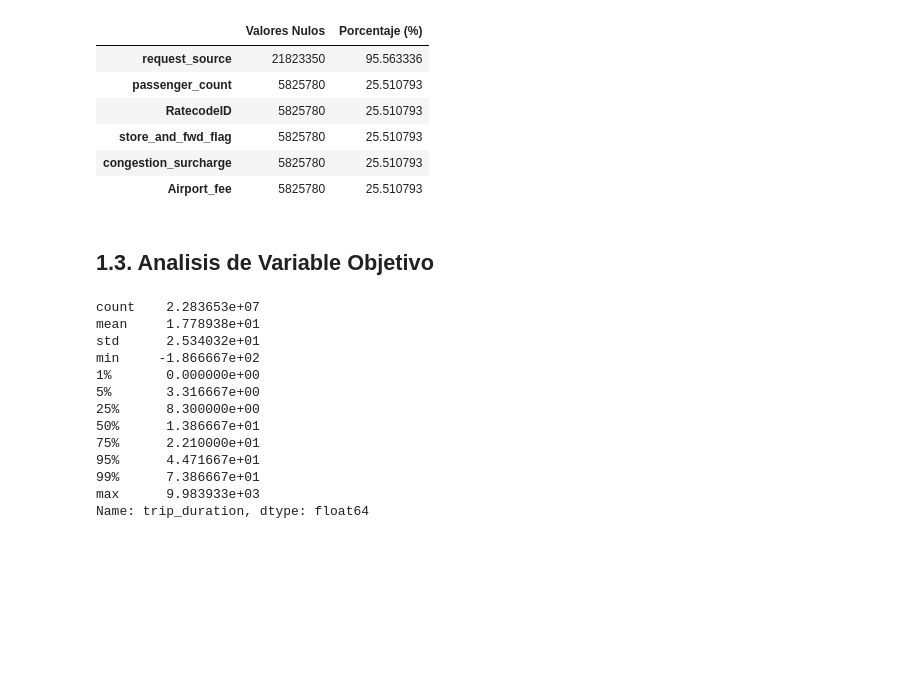
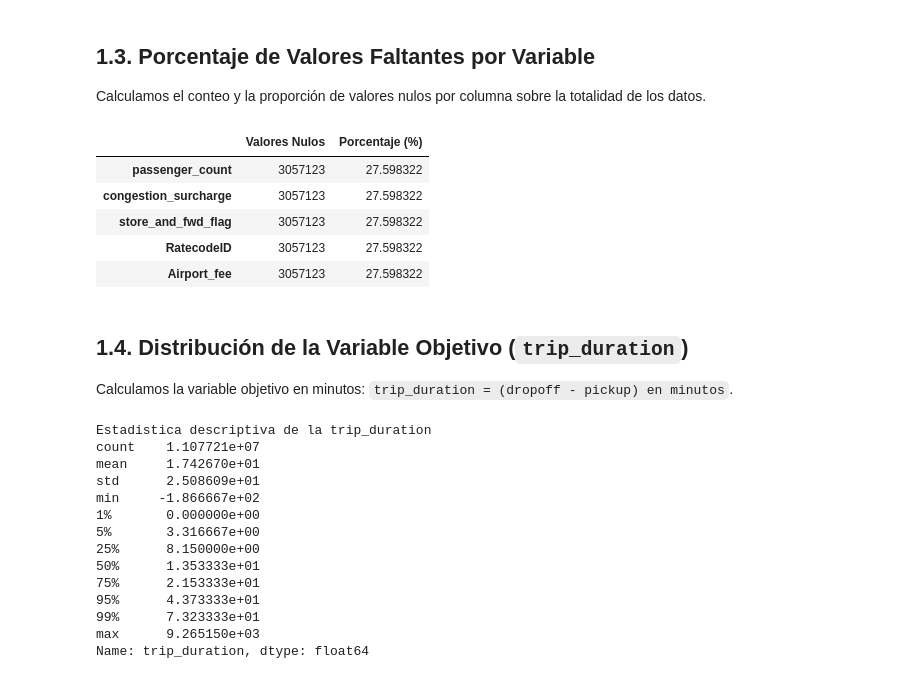
Before and after one commit to AxelPortal/MachineLearning_Proyecto, a Jupyter notebook: notebooks/01_exploracion_inicial.ipynb, the cells around one changed output. Cells and saved outputs as stored; diff of their text form; code cells hidden in the pictures; blank space fills up the shorter version.

```diff
--- a/notebooks/01_exploracion_inicial.ipynb
+++ b/notebooks/01_exploracion_inicial.ipynb
@@ -5,8 +14,5 @@
 # %%
-import pandas as pd
-
-archivos = [f"../data/yellow_tripdata_2026-0{i}.parquet" for i in range(1, 7)]
-
+archivos = [f"../data/yellow_tripdata_2026-0{i}.parquet" for i in range (1,4)]
 df = pd.concat([pd.read_parquet(f) for f in archivos], ignore_index=True)
 
 df
@@ -63,38 +63,45 @@ memory usage: 3.3+ GB
+# %% [markdown]
+## 1.3. Porcentaje de Valores Faltantes por Variable
+Calculamos el conteo y la proporción de valores nulos por columna sobre la totalidad de los datos.
 # %%
-# Calcular valores nulos y porcentaje por columna
+# Conteo y porcentaje de nulos por columna
 faltantes = pd.DataFrame({
     'Valores Nulos': df.isnull().sum(),
     'Porcentaje (%)': (df.isnull().sum() / len(df)) * 100
 })
 
-# Ordenar de mayor a menor y mostrar solo las columnas que tienen nulos
-faltantes = faltantes[faltantes['Valores Nulos'] > 0].sort_values(by='Valores Nulos', ascending=False)
+faltantes = faltantes.sort_values(by='Porcentaje (%)', ascending=False)
+faltantes = faltantes[faltantes['Valores Nulos'] > 0]
+
 faltantes
 # %% [output]
 |  | Valores Nulos | Porcentaje (%) |
-| request_source | 21823350 | 95.563336 |
-| passenger_count | 5825780 | 25.510793 |
-| RatecodeID | 5825780 | 25.510793 |
-| store_and_fwd_flag | 5825780 | 25.510793 |
-| congestion_surcharge | 5825780 | 25.510793 |
-| Airport_fee | 5825780 | 25.510793 |
+| passenger_count | 3057123 | 27.598322 |
+| congestion_surcharge | 3057123 | 27.598322 |
+| store_and_fwd_flag | 3057123 | 27.598322 |
+| RatecodeID | 3057123 | 27.598322 |
+| Airport_fee | 3057123 | 27.598322 |
-# %% [markdown]
-## 1.3. Analisis de Variable Objetivo
+# %% [markdown]
+## 1.4. Distribución de la Variable Objetivo (`trip_duration`)
+Calculamos la variable objetivo en minutos: `trip_duration = (dropoff - pickup) en minutos`.
 # %%
+# Calculo de la variable objetivo (en minutos)
 df['trip_duration'] = (df['tpep_dropoff_datetime'] - df['tpep_pickup_datetime']).dt.total_seconds() / 60.0
 
+print("Estadistica descriptiva de la trip_duration")
 print(df['trip_duration'].describe(percentiles=[0.01, 0.05, 0.25, 0.50, 0.75, 0.95, 0.99]))
 # %% [output]
-count    2.283653e+07
-mean     1.778938e+01
-std      2.534032e+01
+Estadistica descriptiva de la trip_duration
+count    1.107721e+07
+mean     1.742670e+01
+std      2.508609e+01
 min     -1.866667e+02
 1%       0.000000e+00
 5%       3.316667e+00
-25%      8.300000e+00
-50%      1.386667e+01
-75%      2.210000e+01
-95%      4.471667e+01
-99%      7.386667e+01
-max      9.983933e+03
+25%      8.150000e+00
+50%      1.353333e+01
+75%      2.153333e+01
+95%      4.373333e+01
+99%      7.323333e+01
+max      9.265150e+03
 Name: trip_duration, dtype: float64
```
Also changed, not shown: parts of 21 cells of this notebook, 4 other files.
